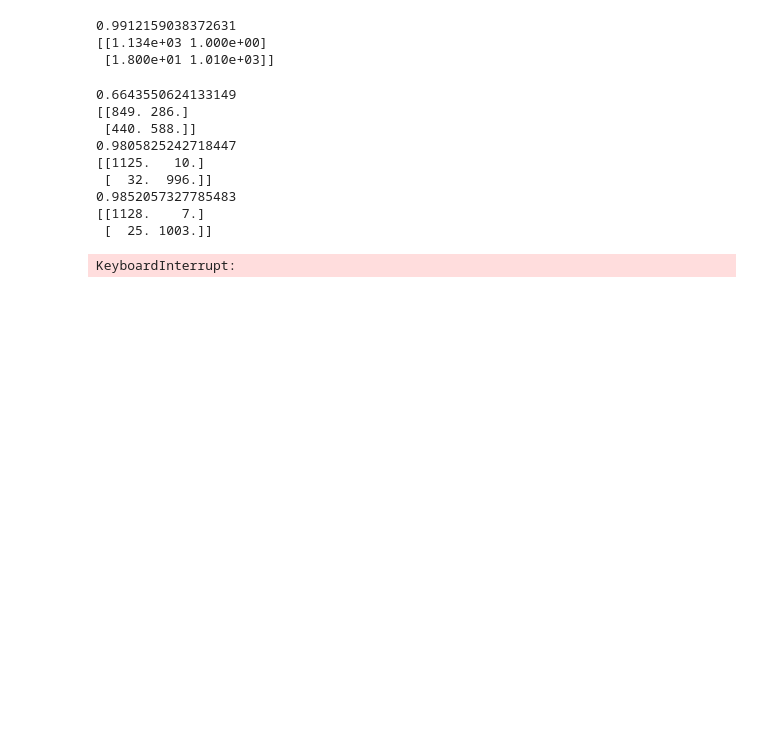
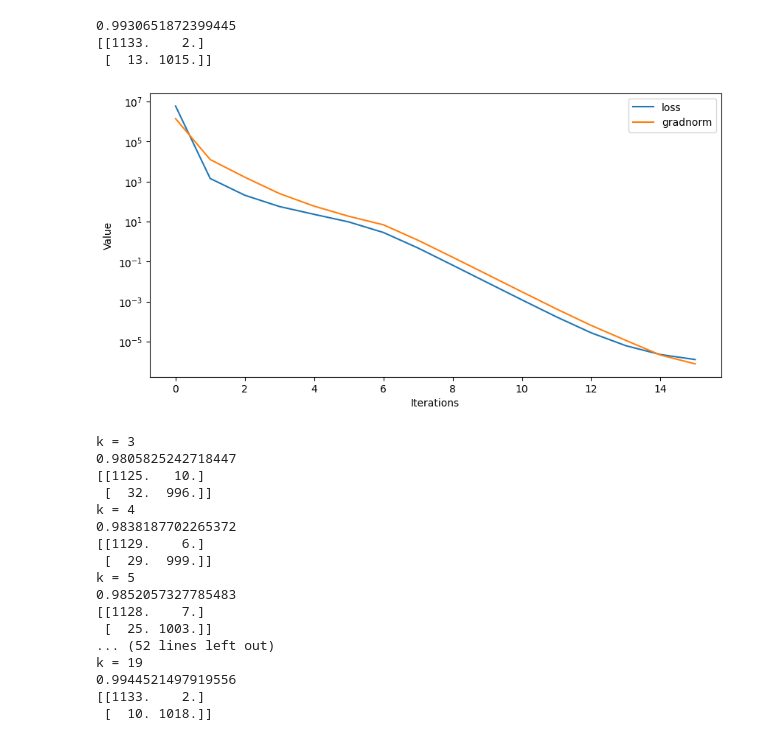
Before and after one commit to jvlad1979/cmsc660-dev, a Jupyter notebook: hw12/hw12.ipynb, the cells around one changed output. Saved outputs shown, nothing was run; the diff lists cells and outputs as text; code cells hidden in the pictures; blank space fills up the shorter version.

```diff
--- a/hw12/hw12.ipynb
+++ b/hw12/hw12.ipynb
@@ -7,7 +8,7 @@ from data_utils import get_train_test
 X_train, X_test, y_train, y_test = get_train_test(k=20)
 
 # model = LSQClassifier(solver='lm')
-model = LSQClassifier(solver='gauss')
+model = LSQClassifier(solver='gauss',solverkwargs={'TOL' : 1e-6,'ITER_MAX' : 600,})
 # model = LSQClassifier(solver='sgd',solverkwargs={'TOL' : 1e-3,'ITER_MAX' : 600,'batch_size' : 100,'step_size' : 1e-3},verbose=True)
 
 model.fit(X_train,y_train)
@@ -16,22 +17,33 @@ from data_utils import accuracy, confusion_matrix
 
 preds = model.predict(X_test)
 
-
-
 print(accuracy(preds, y_test))
 print(confusion_matrix(preds, y_test))
 # %% [output]
-0.9912159038372631
-[[1.134e+03 1.000e+00]
- [1.800e+01 1.010e+03]]
+0.9930651872399445
+[[1133.    2.]
+ [  13. 1015.]]
+# %%
+loss = model.report['Loss_vals']
+grad = model.report['gradnorm_vals']
+
+plt.figure(figsize=(10,5))
+plt.plot(loss,label = 'loss')
+plt.plot(grad,label = 'gradnorm')
+plt.xlabel('Iterations')
+plt.ylabel('Value')
+plt.yscale('log')
+plt.legend()
+plt.show()
+# %% [output]
+[figure, added]
 # %%
 from data_utils import accuracy, confusion_matrix
-accs = {}
-cms = {}
-for k in [1,3,5,10,20,50,100,200]:
+lmruns = {}
+for k in range(3,20):
     print(f"k = {k}")
     X_train, X_test, y_train, y_test = get_train_test(k=k)
-    model = LSQClassifier(solver='gauss')
+    model = LSQClassifier(solver='lm',solverkwargs={'TOL' : 1e-3,'ITER_MAX' : 100,})
     model.fit(X_train,y_train)
 
     preds = model.predict(X_test)
@@ -39,16 +51,28 @@ for k in [1,3,5,10,20,50,100,200]:
     cm  = confusion_matrix(preds, y_test)
     print(accuracy(preds, y_test))
     print(confusion_matrix(preds, y_test))
-    accs[k] = acc
-    cms[k] = cm
+    lmruns[k] = {
+        'acc': acc,
+        'cm': cm,
+        'misses': cm[0][1]+cm[1][0],
+    }
+    # accs[k] = acc
+    # cms[k] = cm
 # %% [output]
-0.6643550624133149
-[[849. 286.]
- [440. 588.]]
+k = 3
 0.9805825242718447
 [[1125.   10.]
  [  32.  996.]]
+k = 4
+0.9838187702265372
+[[1129.    6.]
+ [  29.  999.]]
+k = 5
 0.9852057327785483
 [[1128.    7.]
  [  25. 1003.]]
+... (52 lines left out)
+k = 19
+0.9944521497919556
+[[1133.    2.]
+ [  10. 1018.]]
-KeyboardInterrupt:
```
Also changed, not shown: parts of 14 cells of this notebook, 9 other files.
